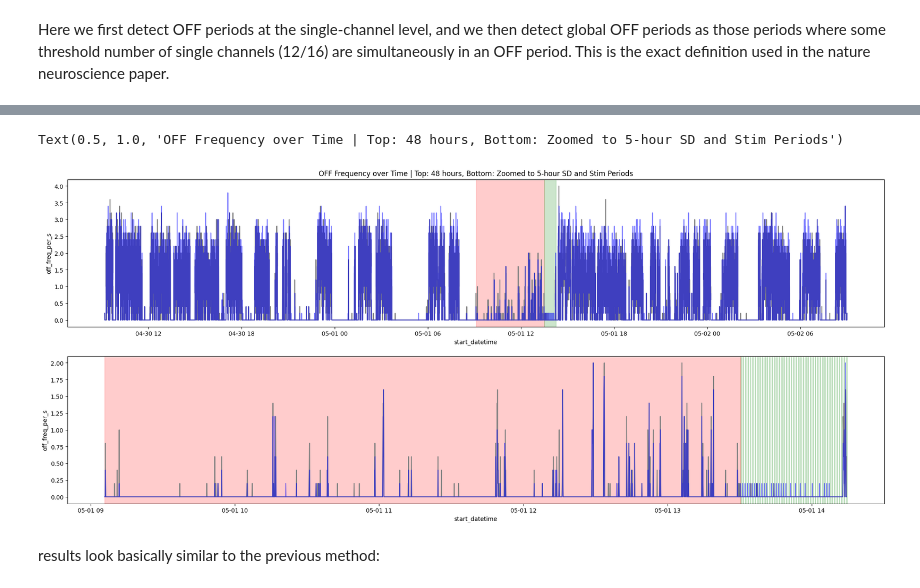
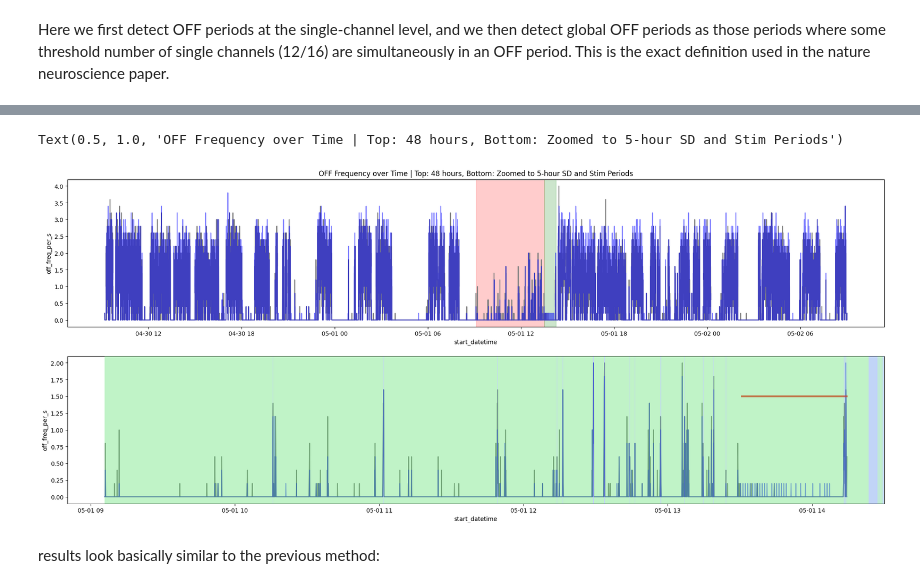
Before and after one commit to kortdriessen/acr, a Jupyter notebook: martinotti_analyses/mart_inhibition.ipynb, the cells around one changed output, grey strips where cells are left out. Saved outputs shown, nothing was run; the diff lists cells and outputs as text; code cells hidden in the pictures.

```diff
--- a/martinotti_analyses/mart_inhibition.ipynb
+++ b/martinotti_analyses/mart_inhibition.ipynb
@@ -49,3 +61,25 @@ stim_start, stim_end, pon, poff, ton, toff = acr.stim.get_all_stim_info(subject,
+# %%
+true_sd_start = hypno['start_time'][0]
+sd_dict = {}
+sd_dict['early_sd'] = hypno.keep_states(['Wake']).keep_first('3600s')
+sd_dict['late_sd'] = hypno.trim_select(true_sd_start, stim_start).keep_states(['Wake']).keep_last('3600s')
+#sd_dict['stim'] = pl.DataFrame({'start_datetime': [stim_start], 'end_datetime': [stim_end], 'state': ['Wake'], 'duration': [pd.Timedelta(stim_end - stim_start).total_seconds()]})
+# %%
+stim_hypnos = []
+for s, e in zip(pon, poff):
+    stim_hypno = hypno.trim_select(s, e).keep_states(['Wake'])
+    stim_hypnos.append(stim_hypno._df)
+full_stim_hypno = DatetimeHypnogram(pd.concat(stim_hypnos))
+sd_dict['stim'] = full_stim_hypno
+# %%
+interval_hypnos = []
+for i in range(len(pon)-1):
+    s = poff[i]
+    e = pon[i+1]
+    interval_hypno = hypno.trim_select(s, e).keep_states(['Wake'])
+    interval_hypnos.append(interval_hypno._df)
+full_interval_hypno = DatetimeHypnogram(pd.concat(interval_hypnos))
+sd_dict['inter-stim'] = full_interval_hypno
 # %%
 # Compute OFF Periods: 50ms min duration
 # only need to run this once to save, if you rerun this will recompute and overwrite
@@ -206,0 +223,3 @@ wp_freq = acr.oo_utils.calc_off_freq(wp_offs, window='5s')
+# %%
+wp_offs = acr.hypnogram_utils.label_df_with_hypno_conditions(wp_offs, sd_dict, col='end_datetime', label_col='epoch')
+wp_offs = acr.hypnogram_utils.label_df_with_states(wp_offs, hypno, col='end_datetime')
@@ -207,16 +228,19 @@ wp_freq = acr.oo_utils.calc_off_freq(wp_offs, window='5s')
 # %%
 f, ax = plt.subplots(2, 1, figsize=(25, 10))
 sns.lineplot(x='start_datetime', y='off_freq_per_s', color='gray', data=wp_freq.prb('NNXr'), alpha=1, ax=ax[0])
 sns.lineplot(x='start_datetime', y='off_freq_per_s', color='blue', data=wp_freq.prb('NNXo'), alpha=0.5, ax=ax[0])
 ax[0].axvspan(exp_start, stim_start, color='red', alpha=0.2)
 ax[0].axvspan(stim_start, stim_end, color='green', alpha=0.2)
 sns.lineplot(x='start_datetime', y='off_freq_per_s', color='gray', data=wp_freq.prb('NNXr').oots(exp_start, stim_end), alpha=1, ax=ax[1])
 sns.lineplot(x='start_datetime', y='off_freq_per_s', color='blue', data=wp_freq.prb('NNXo').oots(exp_start, stim_end), alpha=0.5, ax=ax[1])
-for i in range(len(pon)):
-    ax[1].axvspan(pon[i], poff[i], color='green', alpha=0.2)
-ax[1].axvspan(exp_start, stim_start, color='red', alpha=0.2)
+
+#for i in range(len(pon)):
+#    ax[1].axvspan(pon[i], poff[i], color='green', alpha=0.2)
+#ax[1].axvspan(exp_start, stim_start, color='red', alpha=0.2)
 #ax[1].axvspan(stim_start, stim_end, color='green', alpha=0.2)
+ax[1] = kde.plot.main.shade_hypno_for_me(hypno, ax[1], alpha=0.4)
+ax[1].hlines(1.5, stim_start, stim_end, color='red', alpha=0.8, linewidth=3)
 ax[0].set_title('OFF Frequency over Time | Top: 48 hours, Bottom: Zoomed to 5-hour SD and Stim Periods')
 # %% [output]
 Text(0.5, 1.0, 'OFF Frequency over Time | Top: 48 hours, Bottom: Zoomed to 5-hour SD and Stim Periods')
-[figure, old version]
+[figure, new version]
```
Also changed, not shown: parts of 30 cells of this notebook, 2 other files.
